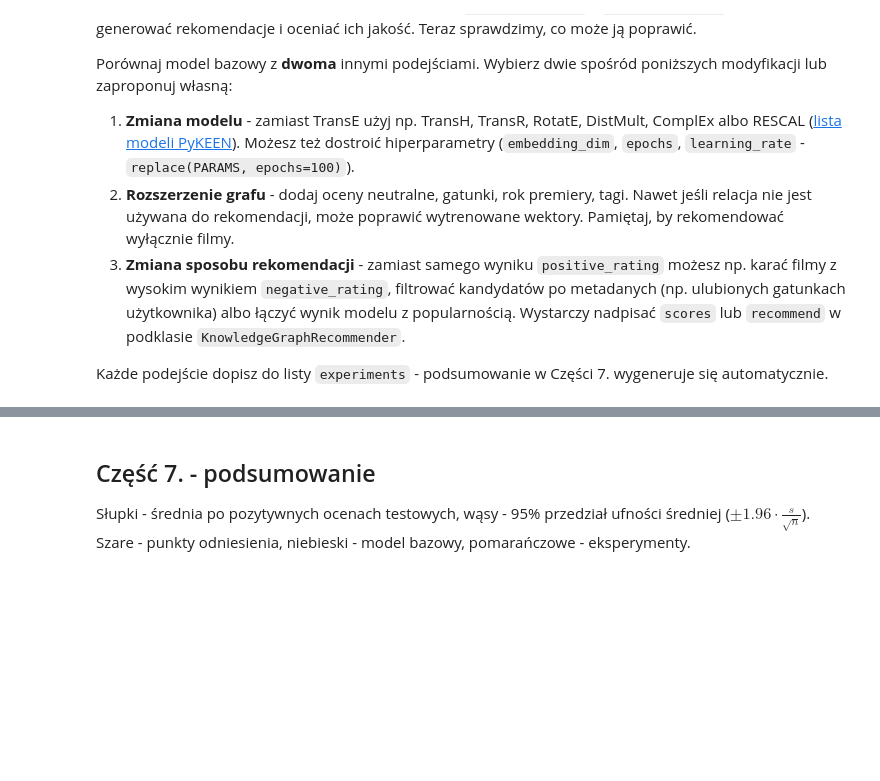
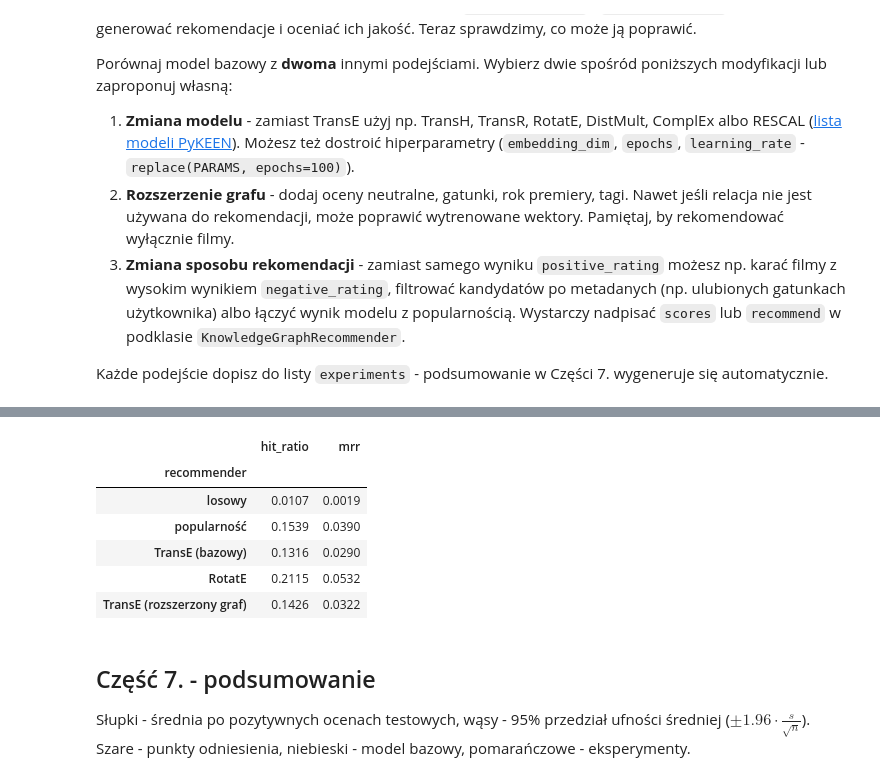
Before and after one commit to WSm-77/recommendation_systems, a Jupyter notebook: lab6/lab6_knowledge_graph.ipynb, the cells around one changed output, grey strips where cells are left out. Drawn from its saved outputs; the diff is of its cells as text; code cells hidden in the pictures; blank space fills up the shorter version.

```diff
--- a/lab6/lab6_knowledge_graph.ipynb
+++ b/lab6/lab6_knowledge_graph.ipynb
@@ -419,11 +431,19 @@ rotate = train_model(basic_triples, RotatE, PARAMS)
 extended_transe = train_model(extended_triples, TransE, PARAMS)
 # %%
 experiments: List[Recommender] = [
-    rotate,
-    extended_transe,
+    KnowledgeGraphRecommender('RotatE', rotate, seen),
+    KnowledgeGraphRecommender('TransE (rozszerzony graf)', extended_transe, seen),
 ]
 results = pd.concat([results] + [evaluate(recommender, test_positives, PARAMS.k) for recommender in experiments])
 results.groupby('recommender', sort=False).mean().round(4)
+# %% [output]
+|  | hit_ratio | mrr |
+| recommender |  |  |
+| losowy | 0.0107 | 0.0019 |
+| popularność | 0.1539 | 0.0390 |
+| TransE (bazowy) | 0.1316 | 0.0290 |
+| RotatE | 0.2115 | 0.0532 |
+| TransE (rozszerzony graf) | 0.1426 | 0.0322 |
 # %% [markdown]
 ## Część 7. - podsumowanie
 
```
Also changed, not shown: parts of 6 cells of this notebook.
